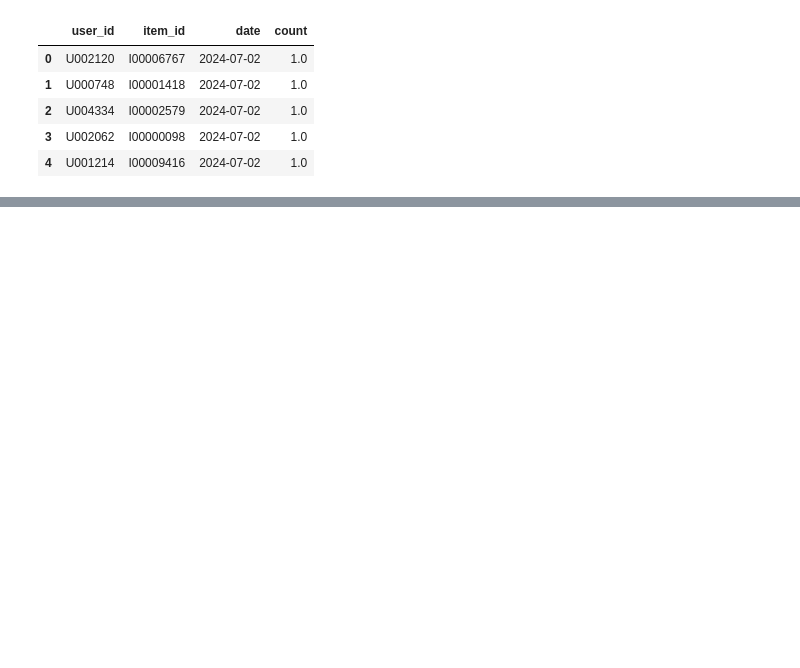
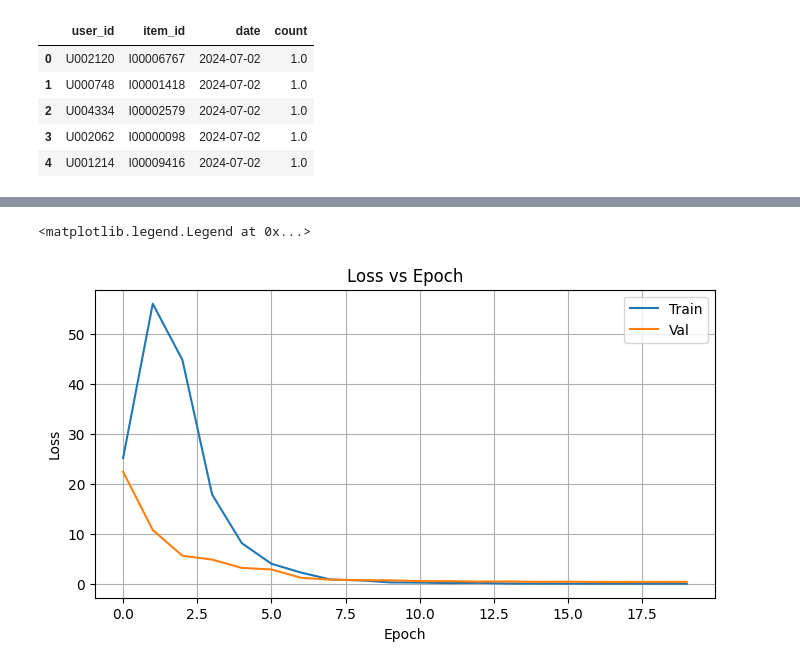
Before and after one commit to DungBeetleBASH/recsys-pipeliner, a Jupyter notebook: notebooks/matrix-factorization-pytorch.ipynb, the cells around one changed output, grey strips where cells are left out. Saved outputs shown, nothing was run; the diff lists cells and outputs as text; code cells hidden in the pictures; blank space fills up the shorter version.

```diff
--- a/notebooks/matrix-factorization-pytorch.ipynb
+++ b/notebooks/matrix-factorization-pytorch.ipynb
@@ -66,0 +127,35 @@ interactions.head()
+# %%
+LEARNING_RATE = 0.2
+NUM_EPOCHS = 20
+
+opt = optim.AdamW(model.parameters(), lr=LEARNING_RATE)
+loss_fn = nn.MSELoss()
+epoch_train_losses, epoch_val_losses = [], []
+
+for i in range(NUM_EPOCHS):
+    train_losses, val_losses = [], []
+    model.train()
+    for xb,yb in dl_train:
+        xUser = xb[0].to(device, dtype=torch.long)
+        xItem = xb[1].to(device, dtype=torch.long)
+        yRatings = yb.to(device, dtype=torch.float)
+        preds = model(xUser, xItem)
+        loss = loss_fn(preds, yRatings)
+        train_losses.append(loss.item())
+        opt.zero_grad()
+        loss.backward()
+        opt.step()
+    model.eval()
+    for xb,yb in dl_val:
+        xUser = xb[0].to(device, dtype=torch.long)
+        xItem = xb[1].to(device, dtype=torch.long)
+        yRatings = yb.to(device, dtype=torch.float)
+        preds = model(xUser, xItem)
+        loss = loss_fn(preds, yRatings)
+        val_losses.append(loss.item())
+    # Start logging
+    epoch_train_loss = np.mean(train_losses)
+    epoch_val_loss = np.mean(val_losses)
+    epoch_train_losses.append(epoch_train_loss)
+    epoch_val_losses.append(epoch_val_loss)
+    print(f'Epoch: {i}, Train Loss: {epoch_train_loss:0.1f}, Val Loss:{epoch_val_loss:0.1f}')
@@ -66,0 +183,12 @@ interactions.head()
+# %%
+plt.figure(figsize=(8, 4))
+plt.plot(epoch_train_losses, label='Train')
+plt.plot(epoch_val_losses, label='Val')
+plt.title('Loss vs Epoch')
+plt.xlabel('Epoch')
+plt.ylabel('Loss')
+plt.grid()
+plt.legend()
+# %% [output]
+<matplotlib.legend.Legend at 0x...>
+[figure, added]
```
Also changed, not shown: parts of 10 cells of this notebook.
